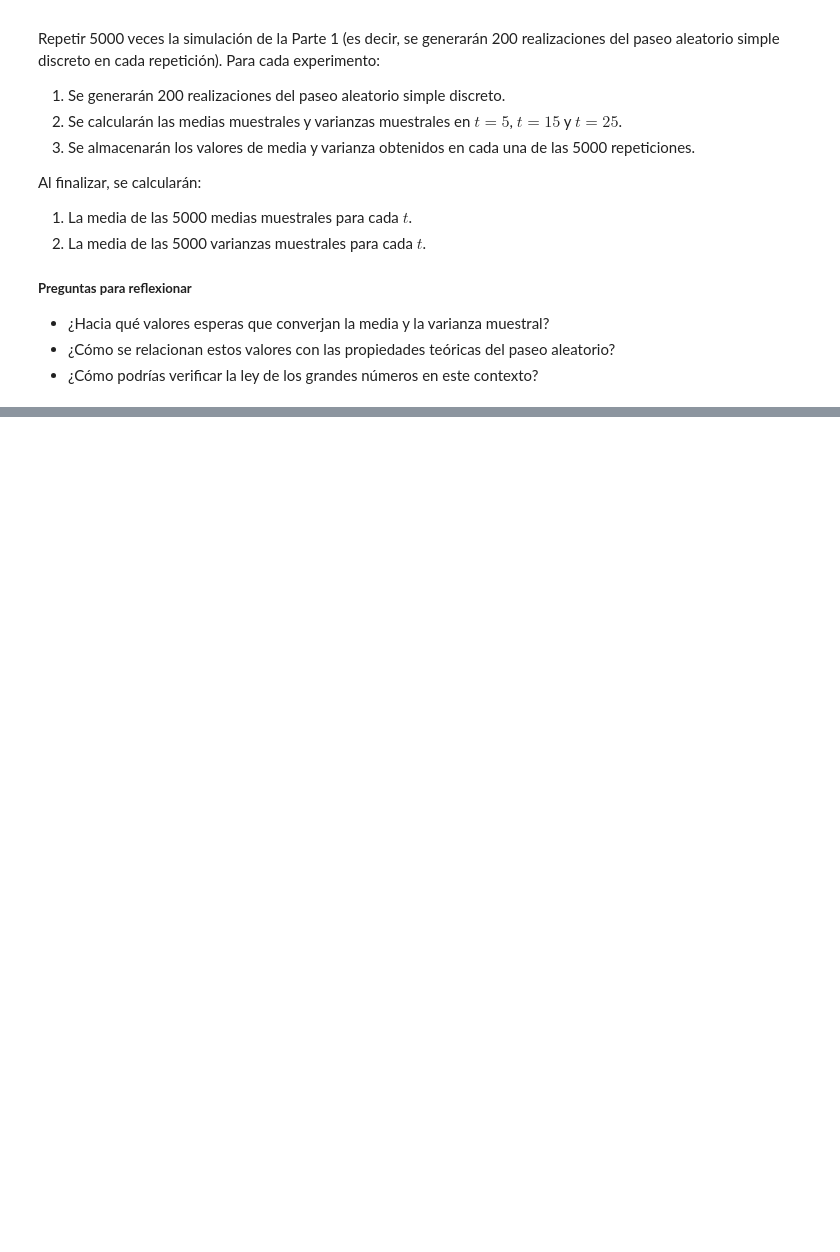
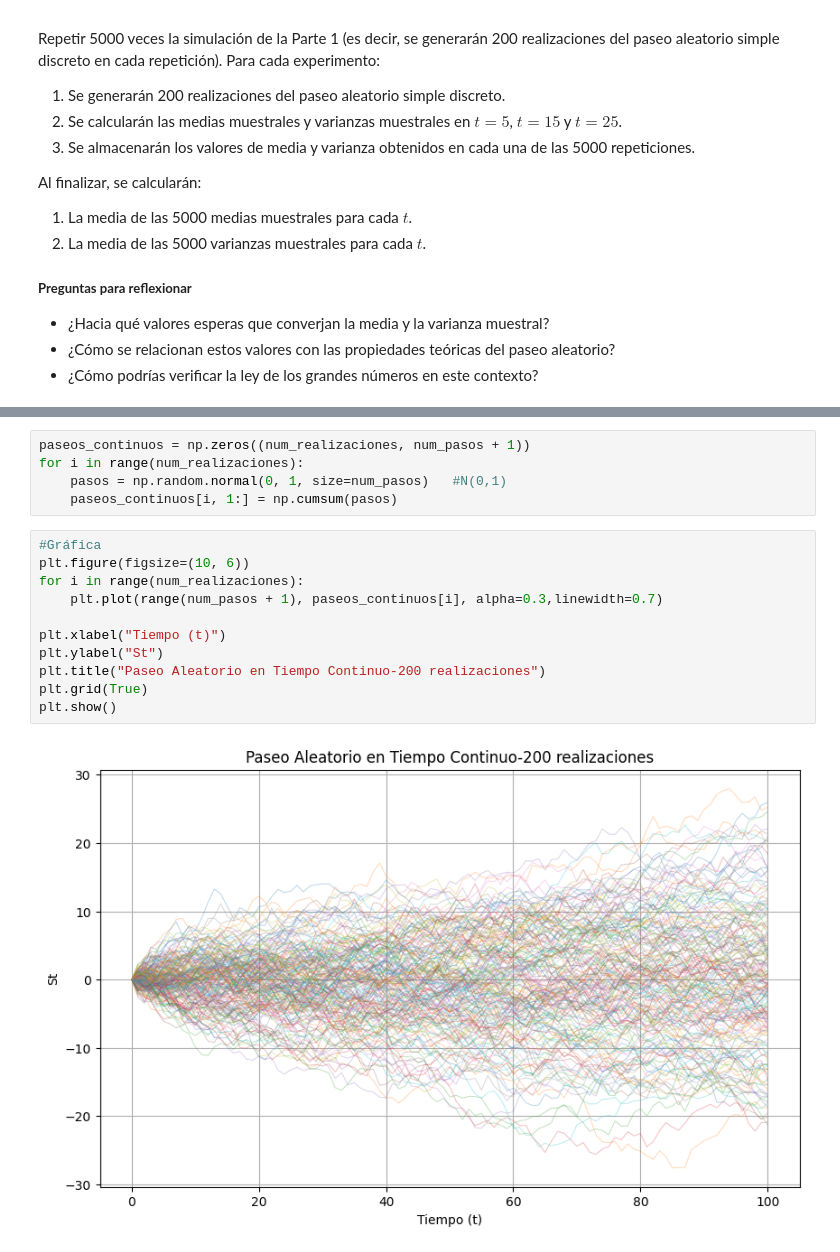
Before and after one commit to martinagg7/calcest-tarea1, a Jupyter notebook: files/Cálculo estocástico - Tarea tema 1.ipynb, the cells around one changed output, grey strips where cells are left out. Saved outputs shown, nothing was run; the diff lists cells and outputs as text; blank space fills up the shorter version.

```diff
--- a/files/Cálculo estocástico - Tarea tema 1.ipynb
+++ b/files/Cálculo estocástico - Tarea tema 1.ipynb
@@ -70,0 +139,18 @@ Al finalizar, se calcularán:
+# %%
+paseos_continuos = np.zeros((num_realizaciones, num_pasos + 1))
+for i in range(num_realizaciones):
+    pasos = np.random.normal(0, 1, size=num_pasos)   #N(0,1)
+    paseos_continuos[i, 1:] = np.cumsum(pasos)
+# %%
+#Gráfica
+plt.figure(figsize=(10, 6))
+for i in range(num_realizaciones):
+    plt.plot(range(num_pasos + 1), paseos_continuos[i], alpha=0.3,linewidth=0.7)
+
+plt.xlabel("Tiempo (t)")
+plt.ylabel("St")
+plt.title("Paseo Aleatorio en Tiempo Continuo-200 realizaciones")
+plt.grid(True)
+plt.show()
+# %% [output]
+[figure, added]
```
Also changed, not shown: parts of 16 cells of this notebook.
